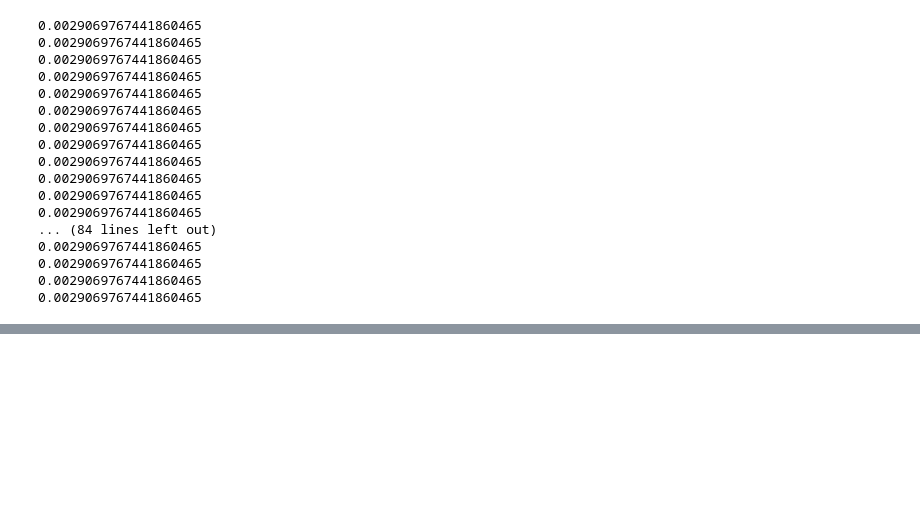
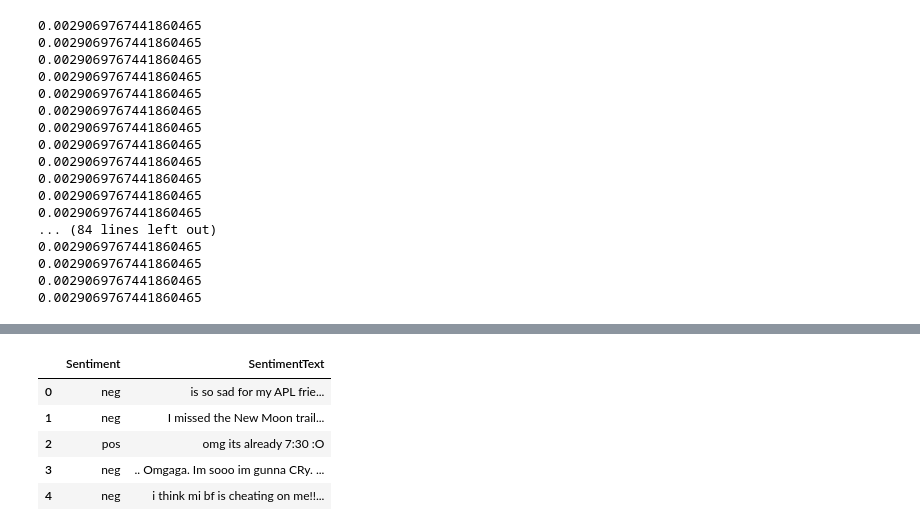
Before and after one commit to adarsh-meher/Programming-in-PyTorch-, a Jupyter notebook: Introductory_Codes_to_PyTorch.ipynb, the cells around one changed output, grey strips where cells are left out. Cells and saved outputs as stored; diff of their text form; code cells hidden in the pictures; blank space fills up the shorter version.

```diff
--- a/Introductory_Codes_to_PyTorch.ipynb
+++ b/Introductory_Codes_to_PyTorch.ipynb
@@ -730,0 +546,9 @@ def output_to_gender(output):
+# %%
+tweet.head()
+# %% [output]
+|  | Sentiment | SentimentText |
+| 0 | neg | is so sad for my APL frie... |
+| 1 | neg | I missed the New Moon trail... |
+| 2 | pos | omg its already 7:30 :O |
+| 3 | neg | .. Omgaga. Im sooo im gunna CRy. ... |
+| 4 | neg | i think mi bf is cheating on me!!... |
```
Also changed, not shown: parts of 69 cells of this notebook.
